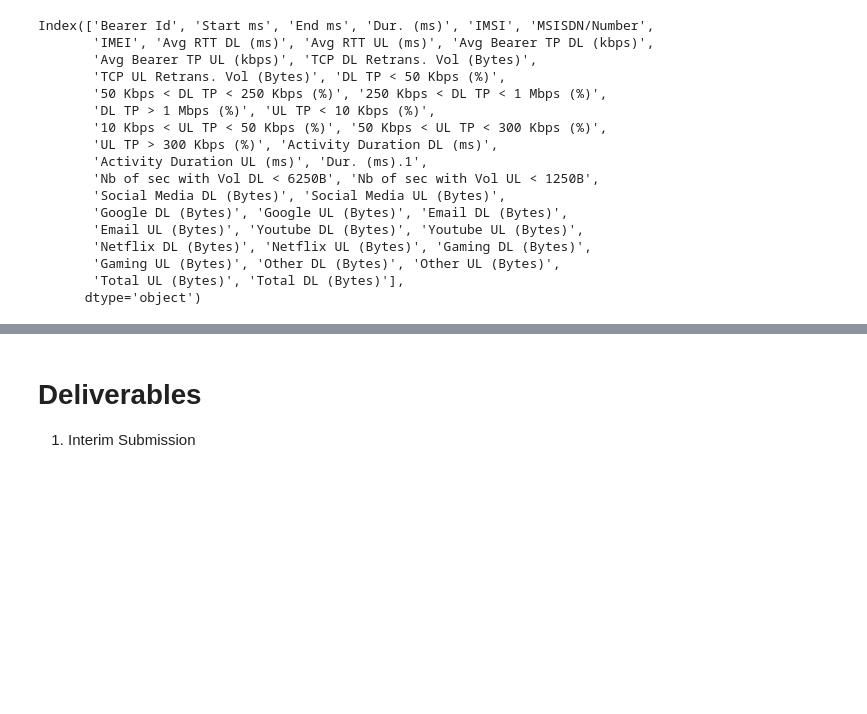
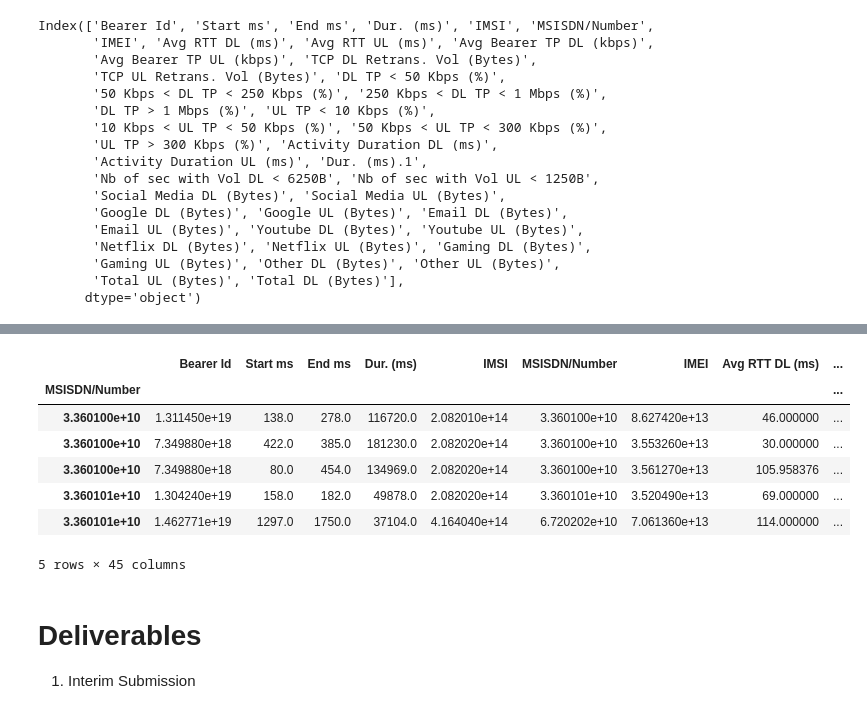
Before and after one commit to Kira-Floris/TellCo, a Jupyter notebook: notebook/telco project.ipynb, the cells around one changed output, grey strips where cells are left out. Cells and saved outputs as stored; diff of their text form; code cells hidden in the pictures; blank space fills up the shorter version.

```diff
--- a/notebook/telco project.ipynb
+++ b/notebook/telco project.ipynb
@@ -603,0 +647,19 @@ TypeError: unhashable type: 'Series'
+# %%
+# creating clusters and visualizing
+from sklearn.cluster import MiniBatchKMeans
+
+def cluster_and_plot_experience(data,k):
+    norm = Normalizer()
+    data_normalized = norm.fit_transform(data)
+    clustering = MiniBatchKMeans(n_clusters=k, random_state=0).fit(data_normalized)
+    clusters = clustering.predict(data_normalized)
+
+    # adding clusters to data
+    data['experience'] = clusters
+    labels = set(data['experience'])
+
+    # plotting clusters
+    plt.figure(figsize=(15,10))
+#     sns.scatterplot(x='Dur. (ms)',y='DL TP < 50 Kbps (%)',hue='experience', palette=sns.color_palette('husl',k), data=data,legend='full')
+#     plt.show()
+    return data
@@ -603,0 +693,3 @@ TypeError: unhashable type: 'Series'
+# %%
+user_experience_data = cluster_and_plot_experience(experience_metrics,3)
+user_experience_data.groupby('experience').count()
@@ -604,3 +703,21 @@ TypeError: unhashable type: 'Series'
+# %%
+# user data dataframe
+user_data.head()
+clustered_data.head()
+user_experience_data.head()
+all_user_data['Decile'] = user_data['Decile']
+all_user_data['Cluster Engagement'] = clustered_data['clusters']
+all_user_data['Cluster Experience'] = user_experience_data['experience']
+all_user_data.head()
+# %% [output]
+|  | Bearer Id | Start ms | End ms | Dur. (ms) | IMSI | MSISDN/Number | IMEI | Avg RTT DL (ms) | ... |
+| MSISDN/Number |  |  |  |  |  |  |  |  | ... |
+| 3.360100e+10 | 1.311450e+19 | 138.0 | 278.0 | 116720.0 | 2.082010e+14 | 3.360100e+10 | 8.627420e+13 | 46.000000 | ... |
+| 3.360100e+10 | 7.349880e+18 | 422.0 | 385.0 | 181230.0 | 2.082020e+14 | 3.360100e+10 | 3.553260e+13 | 30.000000 | ... |
+| 3.360100e+10 | 7.349880e+18 | 80.0 | 454.0 | 134969.0 | 2.082020e+14 | 3.360100e+10 | 3.561270e+13 | 105.958376 | ... |
+| 3.360101e+10 | 1.304240e+19 | 158.0 | 182.0 | 49878.0 | 2.082020e+14 | 3.360101e+10 | 3.520490e+13 | 69.000000 | ... |
+| 3.360101e+10 | 1.462771e+19 | 1297.0 | 1750.0 | 37104.0 | 4.164040e+14 | 6.720202e+10 | 7.061360e+13 | 114.000000 | ... |
+5 rows × 45 columns
 # %% [markdown]
 # Deliverables
 1. Interim Submission
```
Also changed, not shown: parts of 8 cells of this notebook.
